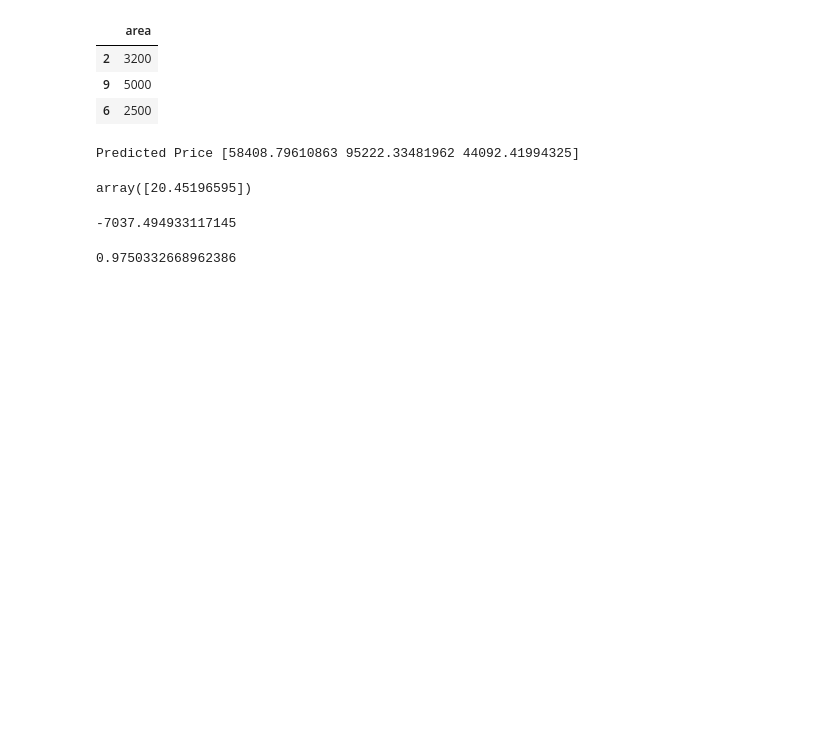
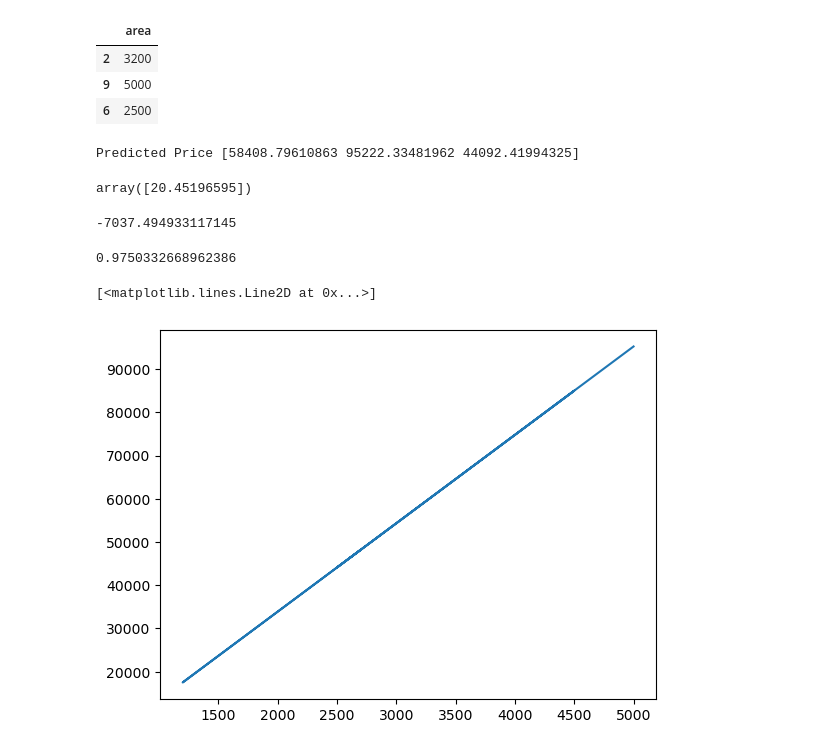
Before and after one commit to jabedkhanjb/Project-Class-TMU, a Jupyter notebook: Jupyter Notebook/C6 ML Linear Regression/Home Price Prediction.ipynb, the cells around one changed output. Cells and saved outputs as stored; diff of their text form; code cells hidden in the pictures; blank space fills up the shorter version.

Commit message:
C6 Best fit line added LR

```diff
--- a/Jupyter Notebook/C6 ML Linear Regression/Home Price Prediction.ipynb
+++ b/Jupyter Notebook/C6 ML Linear Regression/Home Price Prediction.ipynb
@@ -90,3 +90,8 @@ from sklearn.metrics import r2_score
 r2_score(ytest, price)
 # %% [output]
 0.9750332668962386
+# %%
+plt.plot(x, regr.predict(x))
+# %% [output]
+[<matplotlib.lines.Line2D at 0x...>]
+[figure, added]
```
Also changed, not shown: 1 other file.
